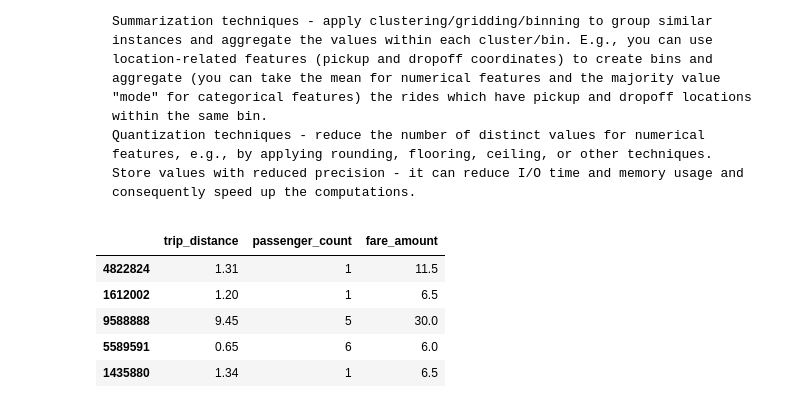
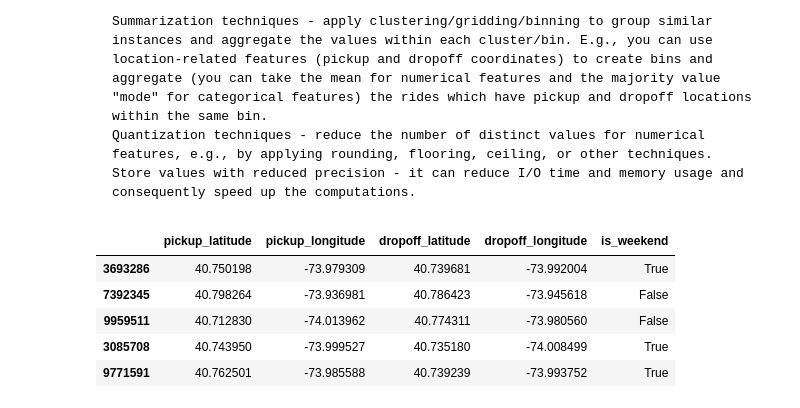
Before and after one commit to quantumFeline/dzd-hw, a Jupyter notebook: Big_Data_Exploration_01_02.ipynb, the cells around one changed output. Saved outputs shown, nothing was run; the diff lists cells and outputs as text; code cells hidden in the pictures.

```diff
--- a/Big_Data_Exploration_01_02.ipynb
+++ b/Big_Data_Exploration_01_02.ipynb
@@ -50,6 +50,8 @@ mask = (
     (taxi["trip_distance"] > 0) &
     (taxi["fare_amount"] >= 2.5) & # min fare in NYC
     (taxi["passenger_count"].between(1, 12)) &
+    taxi["pickup_latitude"].between(40.0, 41.5) & # NYC & boroughs & airports
+    taxi["pickup_longitude"].between(-75.0, -72.0) &
     taxi["dropoff_latitude"].between(40.0, 41.5) & # NYC & boroughs & airports
     taxi["dropoff_longitude"].between(-75.0, -72.0)
 )
@@ -137,5 +139,6 @@ print(len(filtered_taxi[duration < 1]),len(filtered_taxi[duration > 120]))
 # %%
 f2_taxi = filtered_taxi[(duration > 1) & (duration < 120)].copy()
+duration = (f2_taxi["dropoff_datetime"] - f2_taxi["pickup_datetime"]).dt.total_seconds() / 60 # recompute so that the incides align
 print(f"Rows: {len(f2_taxi)}")  # or f2_taxi.shape[0]
 print(f"Total elements: {f2_taxi.size}")  # rows × columns
 # %% [output]
@@ -190,7 +193,9 @@ f2_taxi.head()
 f2_taxi["hour"] = f2_taxi["pickup_datetime"].dt.hour
 f2_taxi["day_of_week"] = f2_taxi["pickup_datetime"].dt.dayofweek
 f2_taxi["is_weekend"] = f2_taxi["day_of_week"].isin([5, 6])
-f2_taxi["is_rush_hour"] = f2_taxi["hour"].isin([7, 9, 16, 18])
+f2_taxi["is_rush_hour"] = f2_taxi["hour"].between(7, 9) | f2_taxi["hour"].between(16, 18)
+f2_taxi["morning_rush"] = f2_taxi["hour"].between(7, 9)
+f2_taxi["evening_rush"] = f2_taxi["hour"].between(16, 18)
 f2_taxi["speed_mph"] = f2_taxi["trip_distance"] / (duration / 60)
 f2_taxi["route_efficiency"] = np.where(
     f2_taxi["geo_distance"] > 0,
@@ -285,7 +290,13 @@ There is no predefined classification task for this dataset. You should define y
 
 What evaluation approach will you use? How will you split the dataset into training and test sets?
 # %%
-cashless = taxi_batch[taxi_batch['payment_type'] == 1].copy()
-cashless["large_tip"] = (cashless["tip_amount"] > 0.2 * cashless["total_amount"])
-display(cashless.head())
+taxi_batch_geo = taxi_batch[["pickup_latitude", "pickup_longitude", "dropoff_latitude", "dropoff_longitude", "pickup_datetime", "dropoff_datetime", "is_weekend", "is_rush_hour", "morning_rush", "evening_rush"]].copy()
+# Manhattan business district: 40.74-40.76, lon -73.98 to -74.00
+taxi_batch_geo["from_business_district"] = taxi_batch_geo["pickup_latitude"].between(40.74, 40.76) & taxi_batch_geo["pickup_longitude"].between(-74.00, -73.98)
+taxi_batch_geo["to_business_district"] = taxi_batch_geo["dropoff_latitude"].between(40.74, 40.76) & taxi_batch_geo["dropoff_longitude"].between(-74.00, -73.98)
+
+# dropoff close to midpoint than pickup
+midpoint = ((40.75 + 40.74) / 2, (-74.00 + -73.98) / 2)
+taxi_batch_geo["headed_downtown"] = np.linalg.norm(taxi_batch_geo[["pickup_latitude", "pickup_longitude"]] - midpoint, axis=1) < np.linalg.norm(taxi_batch_geo[["dropoff_latitude", "dropoff_longitude"]] - midpoint, axis=1)
+taxi_batch_geo.head()
 # %% [output]
@@ -352,13 +346,12 @@ Use the same techniques for handling large datasets as in the previous lab:
     Summarization techniques - apply clustering/gridding/binning to group similar instances and aggregate the values within each cluster/bin. E.g., you can use location-related features (pickup and dropoff coordinates) to create bins and aggregate (you can take the mean for numerical features and the majority value "mode" for categorical features) the rides which have pickup and dropoff locations within the same bin.
     Quantization techniques - reduce the number of distinct values for numerical features, e.g., by applying rounding, flooring, ceiling, or other techniques. Store values with reduced precision - it can reduce I/O time and memory usage and consequently speed up the computations.
 # %%
-cashless_for_k_means_x = cashless[["trip_distance", "passenger_count", "fare_amount"]]
-cashless_for_k_means_y = cashless["large_tip"]
-cashless_for_k_means_x.head()
+taxi_geo_x = taxi_batch_geo[["pickup_latitude", "pickup_longitude", "dropoff_latitude", "dropoff_longitude", "is_weekend"]]
+taxi_geo_x.head()
 # %% [output]
-|  | trip_distance | passenger_count | fare_amount |
-| 4822824 | 1.31 | 1 | 11.5 |
-| 1612002 | 1.20 | 1 | 6.5 |
-| 9588888 | 9.45 | 5 | 30.0 |
-| 5589591 | 0.65 | 6 | 6.0 |
-| 1435880 | 1.34 | 1 | 6.5 |
+|  | pickup_latitude | pickup_longitude | dropoff_latitude | dropoff_longitude | is_weekend |
+| 3693286 | 40.750198 | -73.979309 | 40.739681 | -73.992004 | True |
+| 7392345 | 40.798264 | -73.936981 | 40.786423 | -73.945618 | False |
+| 9959511 | 40.712830 | -74.013962 | 40.774311 | -73.980560 | False |
+| 3085708 | 40.743950 | -73.999527 | 40.735180 | -74.008499 | True |
+| 9771591 | 40.762501 | -73.985588 | 40.739239 | -73.993752 | True |
```
Also changed, not shown: parts of 30 cells of this notebook, 1 other file.
